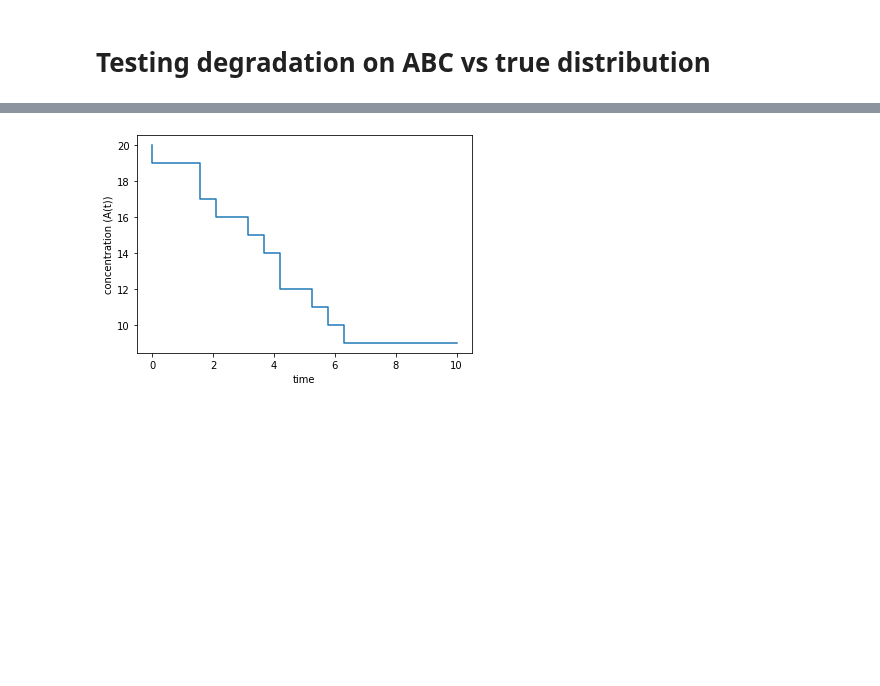
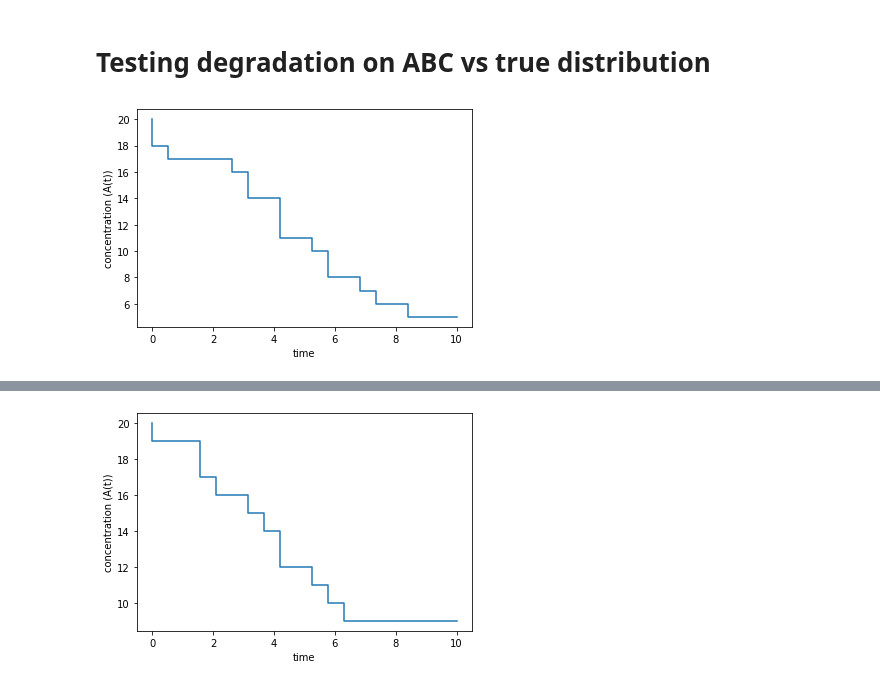
Before and after one commit to pints-team/pints, a Jupyter notebook: degradation.ipynb, the cells around one changed output, grey strips where cells are left out. Saved outputs shown, nothing was run; the diff lists cells and outputs as text; code cells hidden in the pictures; blank space fills up the shorter version.

```diff
--- a/degradation.ipynb
+++ b/degradation.ipynb
@@ -7,3 +7,31 @@ import pints.toy.stochastic
 import pints.plot
 import numpy as np
 import matplotlib.pyplot as plt
+# %%
+np.random.seed(1)
+
+# Load a forward model
+model = toy.stochastic.DegradationModel()
+
+# Create some toy data
+real_parameters = model.suggested_parameters()
+times = np.linspace(0, 10, 20)
+
+values = model.simulate(real_parameters, times)
+
+# Create an object with links to the model and time series
+problem = pints.SingleOutputProblem(model, times, values)
+
+# Create a uniform prior parameter
+log_prior = pints.UniformLogPrior([0.0], [0.3])
+
+# Set the error measure to be used to compare simulated to observed data
+error_measure = pints.RootMeanSquaredError(problem)
+plt.step(times, values)
+
+
+plt.xlabel('time')
+plt.ylabel('concentration (A(t))')
+plt.show()
+# %% [output]
+[figure, added]
```
Also changed, not shown: parts of 3 cells of this notebook.
